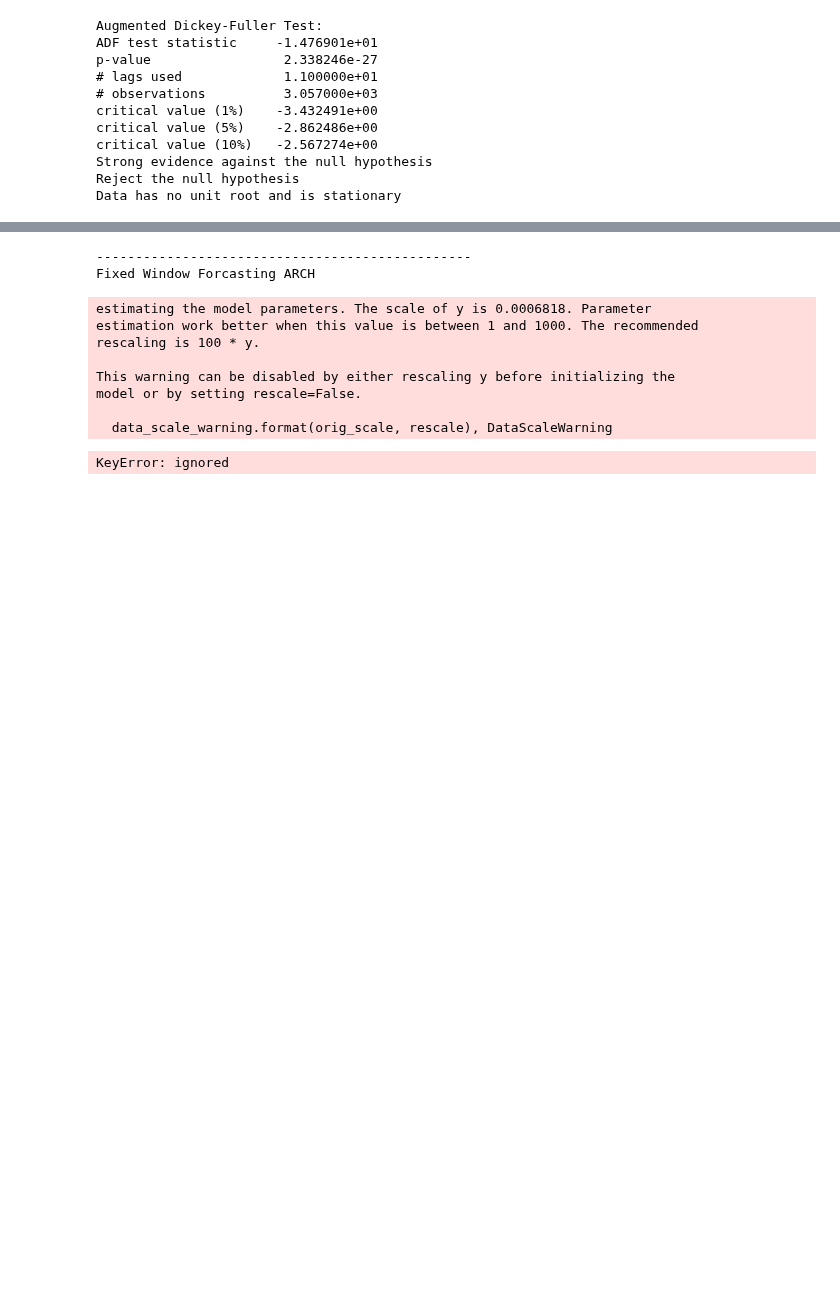
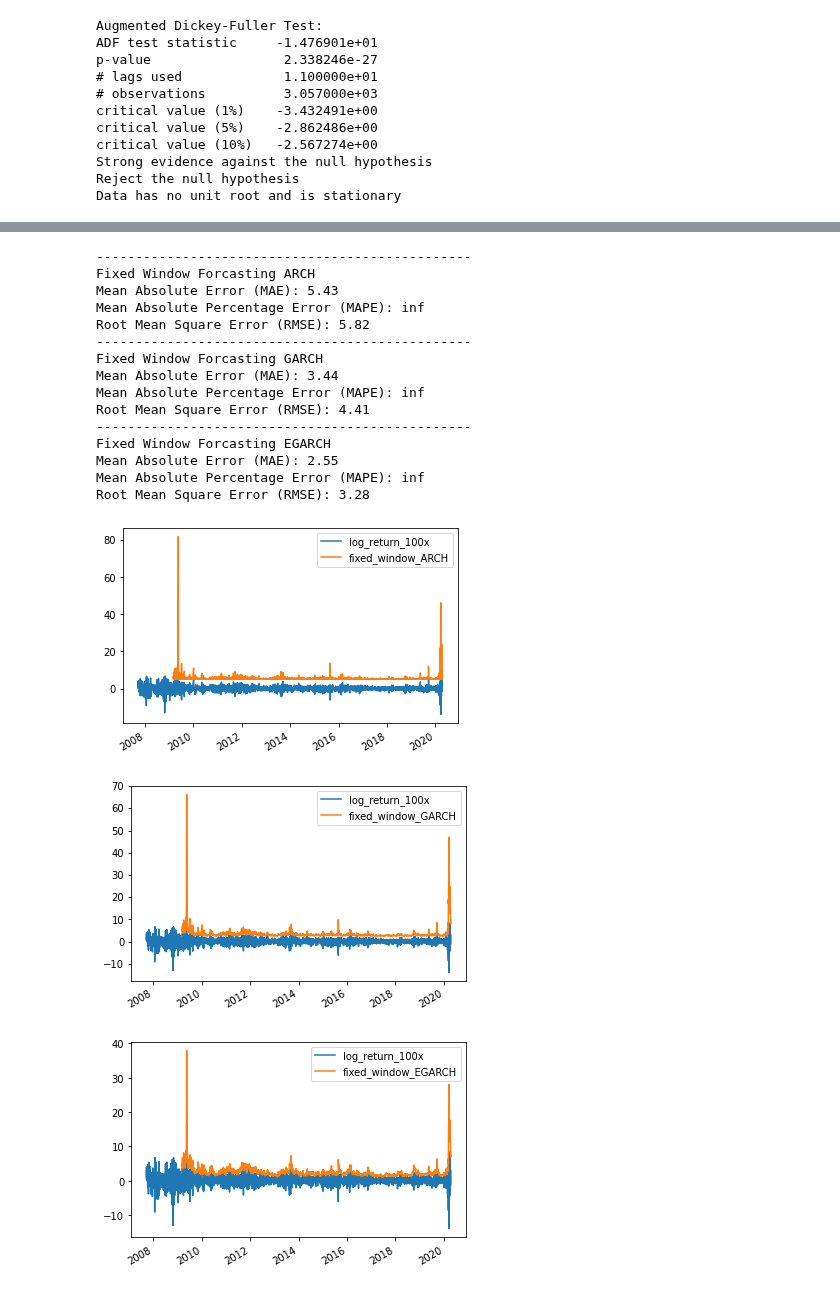
Before and after one commit to jesvin1/Basics, a Jupyter notebook: GARCH_ARCH.ipynb, the cells around one changed output, grey strips where cells are left out. Drawn from its saved outputs; the diff is of its cells as text; code cells hidden in the pictures; blank space fills up the shorter version.

```diff
--- a/GARCH_ARCH.ipynb
+++ b/GARCH_ARCH.ipynb
@@ -25,6 +25,10 @@ df['return'] = df['Adj Close'].pct_change().dropna()
 df['log_return'] = df['log_price'] - df['log_price'].shift(1)
 #df['squared_log_return'] = np.power(df['log_return'], 2)
 
+# Scale up 100x
+df['return_100x'] = np.multiply(df['return'], 100)
+df['log_return_100x'] = np.multiply(df['log_return'], 100)
+
 #df['realized_variance'] = pd.Series(df.loc[:, 'squared_log_return'], index=df.index).sum().copy()
 #df['realized_volatility'] = np.sqrt(df['realized_variance'])
 #df.head()
@@ -139,25 +137,32 @@ def evaluate(pd_dataframe, observation, forecast):
 # %%
 def fixed_window_forecast(pd_dataframe):
     models = ['ARCH', 'GARCH', 'EGARCH']
     for model in models:
-        mod = arch_model(pd_dataframe['ret'][1:], mean='Zero', vol=model, dist='t')
+        mod = arch_model(pd_dataframe['return_100x'][1:], mean='Zero', vol=model, dist='t')
         res = mod.fit(disp='off', last_obs=356, options={'ftol': 1e-01})
         forecasts = res.forecast()
         pd_dataframe['fixed_window_{}'.format(model)] = forecasts.variance['h.1']
         print('------------------------------------------------')
         print('Fixed Window Forcasting {}'.format(model))
-        evaluate(pd_dataframe, 'realized_variance_1min', 'fixed_window_{}'.format(model))
+        evaluate(pd_dataframe, 'log_return_100x', 'fixed_window_{}'.format(model))
 
 fixed_window_forecast(df)
 # %% [output]
 ------------------------------------------------
 Fixed Window Forcasting ARCH
+Mean Absolute Error (MAE): 5.43
+Mean Absolute Percentage Error (MAPE): inf
+Root Mean Square Error (RMSE): 5.82
+------------------------------------------------
+Fixed Window Forcasting GARCH
+Mean Absolute Error (MAE): 3.44
+Mean Absolute Percentage Error (MAPE): inf
+Root Mean Square Error (RMSE): 4.41
+------------------------------------------------
+Fixed Window Forcasting EGARCH
+Mean Absolute Error (MAE): 2.55
+Mean Absolute Percentage Error (MAPE): inf
+Root Mean Square Error (RMSE): 3.28
-estimating the model parameters. The scale of y is 0.0006818. Parameter
-estimation work better when this value is between 1 and 1000. The recommended
-rescaling is 100 * y.
-
-This warning can be disabled by either rescaling y before initializing the
-model or by setting rescale=False.
-
-  data_scale_warning.format(orig_scale, rescale), DataScaleWarning
-KeyError: ignored
+[figure, added]
+[figure, added]
+[figure, added]
```
Also changed, not shown: parts of 4 cells of this notebook.
